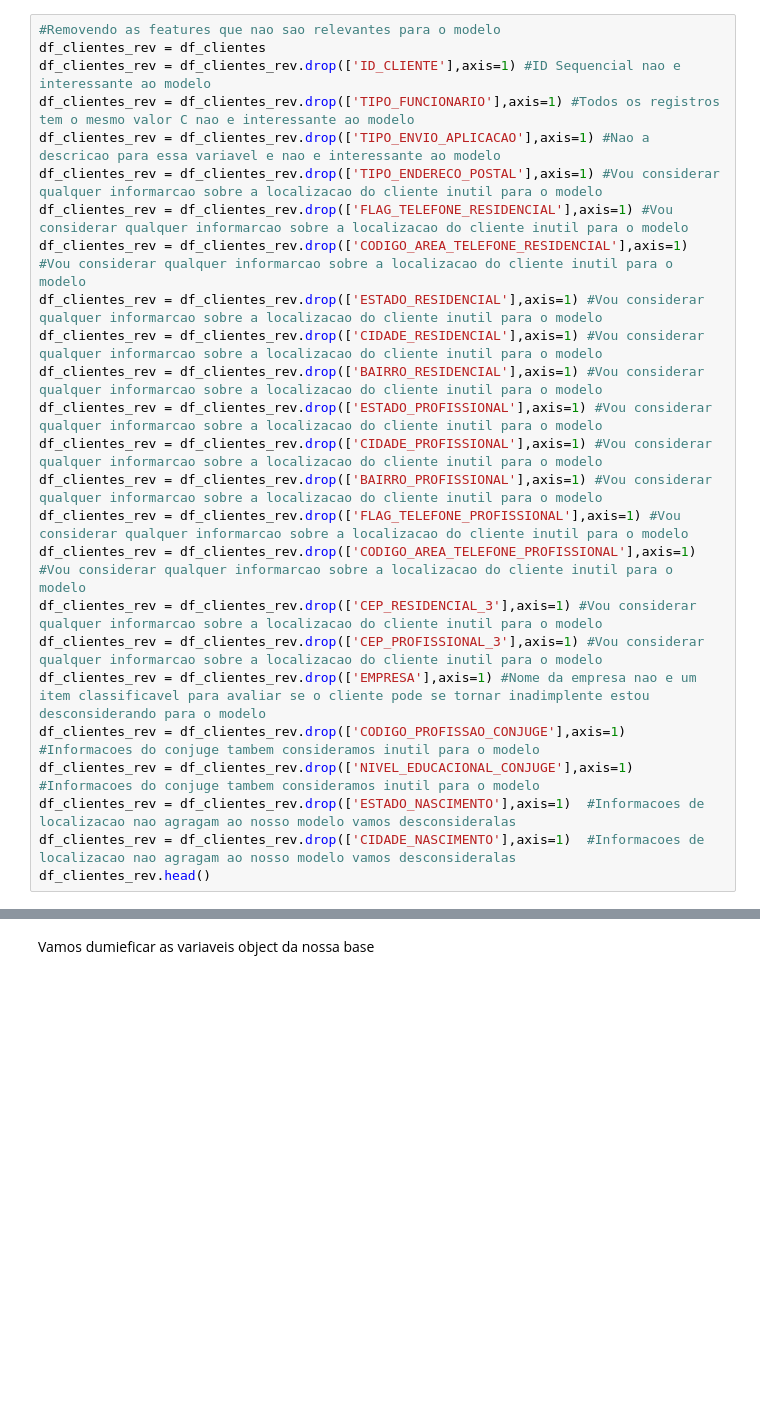
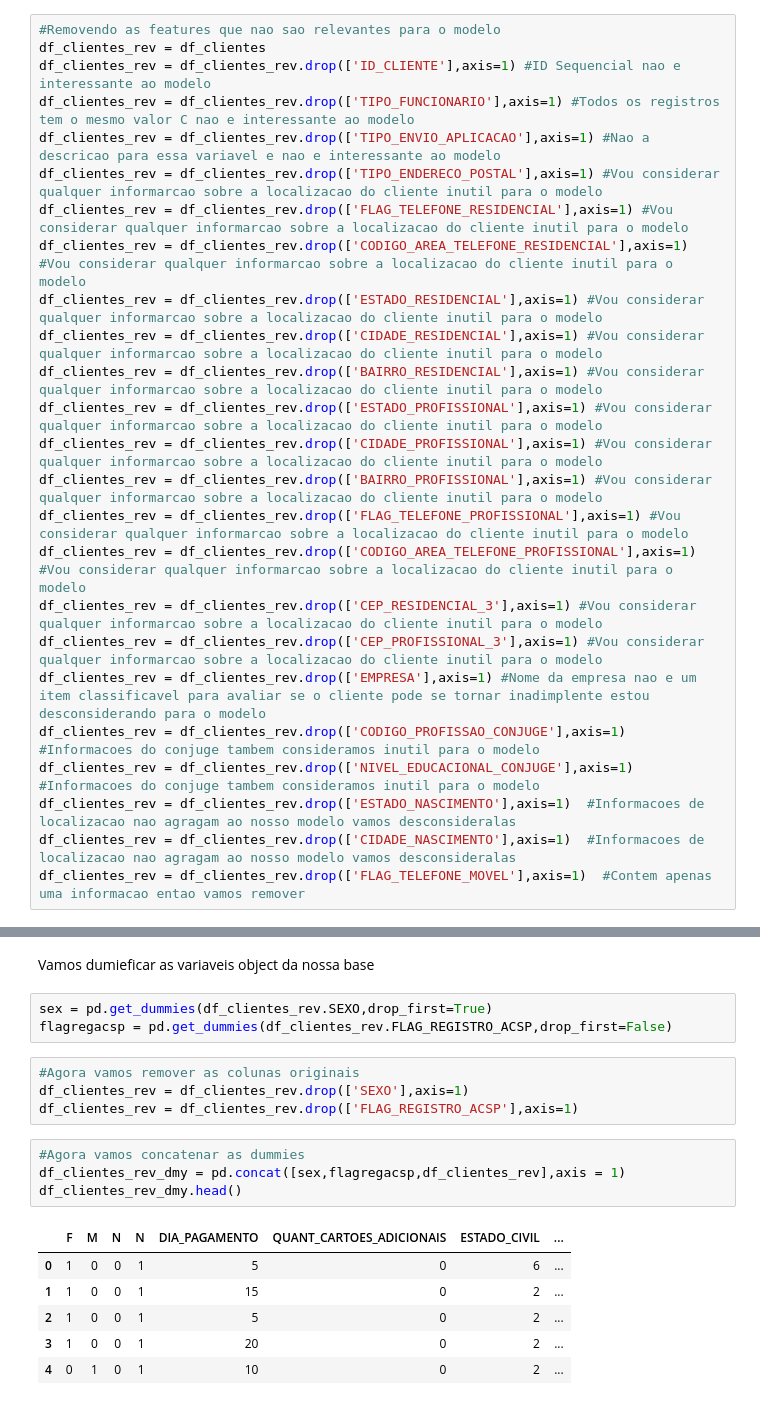
Before and after one commit to RodrigodeFeo/8DTS, a Jupyter notebook: FE_Trabalho_Integrado_RM351578.ipynb, the cells around one changed output, grey strips where cells are left out. Saved outputs shown, nothing was run; the diff lists cells and outputs as text; blank space fills up the shorter version.

```diff
--- a/FE_Trabalho_Integrado_RM351578.ipynb
+++ b/FE_Trabalho_Integrado_RM351578.ipynb
@@ -705,4 +690,4 @@ df_clientes_rev = df_clientes_rev.drop(['CODIGO_PROFISSAO_CONJUGE'],axis=1) #Inf
 df_clientes_rev = df_clientes_rev.drop(['NIVEL_EDUCACIONAL_CONJUGE'],axis=1)  #Informacoes do conjuge tambem consideramos inutil para o modelo
 df_clientes_rev = df_clientes_rev.drop(['ESTADO_NASCIMENTO'],axis=1)  #Informacoes de localizacao nao agragam ao nosso modelo vamos desconsideralas
 df_clientes_rev = df_clientes_rev.drop(['CIDADE_NASCIMENTO'],axis=1)  #Informacoes de localizacao nao agragam ao nosso modelo vamos desconsideralas
-df_clientes_rev.head()
+df_clientes_rev = df_clientes_rev.drop(['FLAG_TELEFONE_MOVEL'],axis=1)  #Contem apenas uma informacao entao vamos remover
@@ -789,2 +766,20 @@ memory usage: 12.6+ MB
 # %% [markdown]
 Vamos dumieficar as variaveis object da nossa base
+# %%
+sex = pd.get_dummies(df_clientes_rev.SEXO,drop_first=True)
+flagregacsp = pd.get_dummies(df_clientes_rev.FLAG_REGISTRO_ACSP,drop_first=False)
+# %%
+#Agora vamos remover as colunas originais
+df_clientes_rev = df_clientes_rev.drop(['SEXO'],axis=1)
+df_clientes_rev = df_clientes_rev.drop(['FLAG_REGISTRO_ACSP'],axis=1)
+# %%
+#Agora vamos concatenar as dummies
+df_clientes_rev_dmy = pd.concat([sex,flagregacsp,df_clientes_rev],axis = 1)
+df_clientes_rev_dmy.head()
+# %% [output]
+|  | F | M | N | N | DIA_PAGAMENTO | QUANT_CARTOES_ADICIONAIS | ESTADO_CIVIL | ... |
+| 0 | 1 | 0 | 0 | 1 | 5 | 0 | 6 | ... |
+| 1 | 1 | 0 | 0 | 1 | 15 | 0 | 2 | ... |
+| 2 | 1 | 0 | 0 | 1 | 5 | 0 | 2 | ... |
+| 3 | 1 | 0 | 0 | 1 | 20 | 0 | 2 | ... |
+| 4 | 0 | 1 | 0 | 1 | 10 | 0 | 2 | ... |
```
Also changed, not shown: parts of 17 cells of this notebook.
